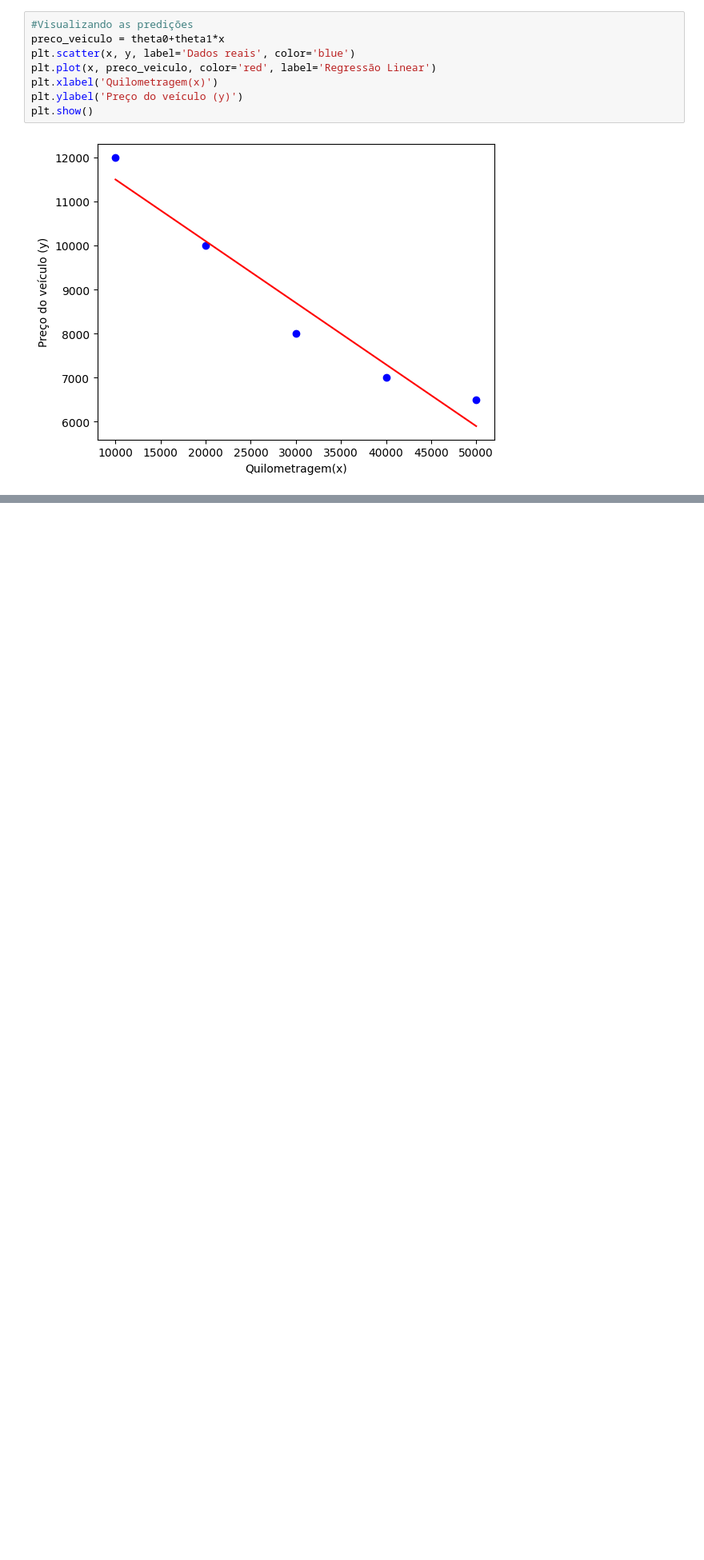
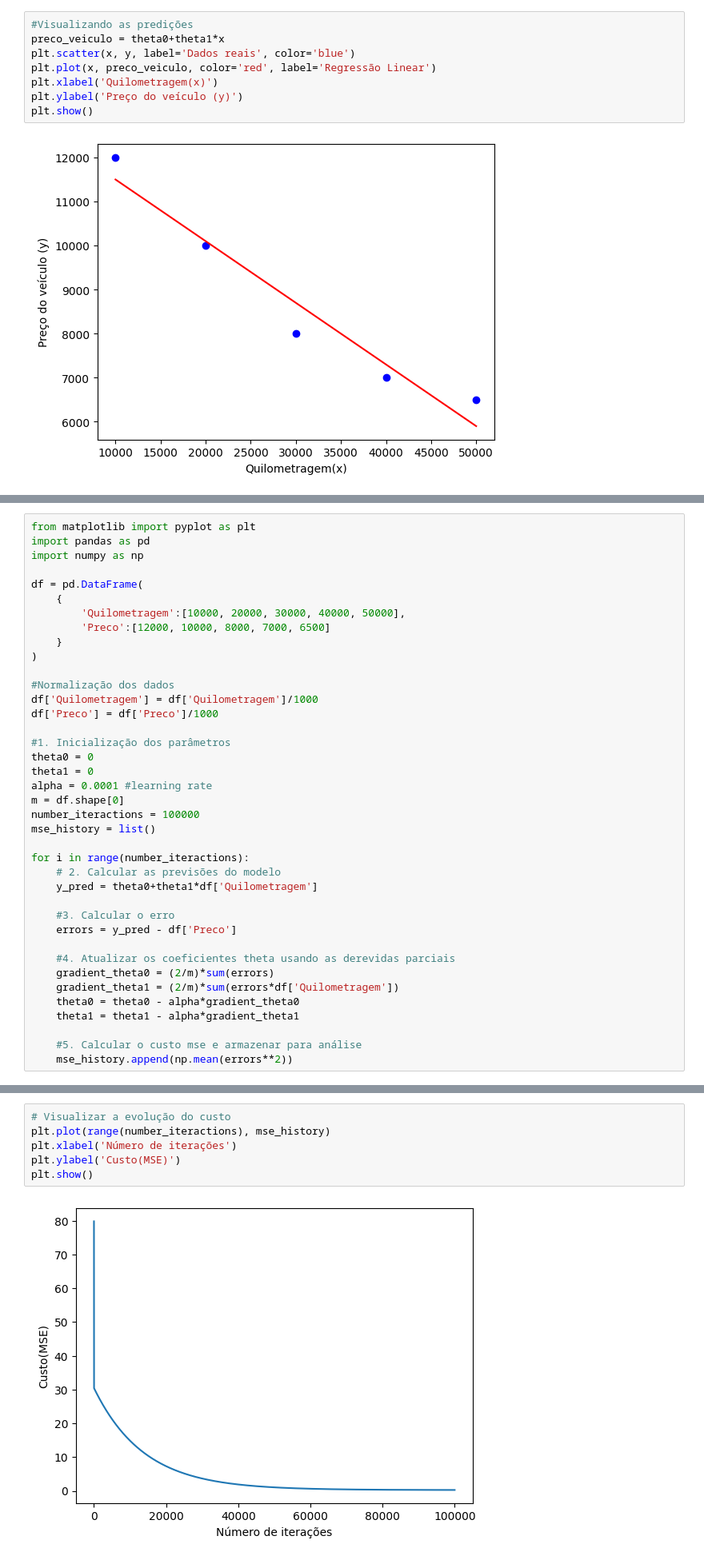
Before and after one commit to rogeriobarbosa07/Machine-Learning-Testes, a Jupyter notebook: Regressao.ipynb, the cells around one changed output, grey strips where cells are left out. Shown: that part at 80% size. Drawn from its saved outputs; the diff is of its cells as text; blank space fills up the shorter version.

Commit message:
Adicionando implementação de regressão linear usando gradiente descendente

```diff
--- a/Regressao.ipynb
+++ b/Regressao.ipynb
@@ -88,0 +91,39 @@ plt.show()
+# %%
+from matplotlib import pyplot as plt
+import pandas as pd
+import numpy as np
+
+df = pd.DataFrame(
+    {
+        'Quilometragem':[10000, 20000, 30000, 40000, 50000],
+        'Preco':[12000, 10000, 8000, 7000, 6500]
+    }
+)
+
+#Normalização dos dados
+df['Quilometragem'] = df['Quilometragem']/1000
+df['Preco'] = df['Preco']/1000
+
+#1. Inicialização dos parâmetros
+theta0 = 0
+theta1 = 0
+alpha = 0.0001 #learning rate
+m = df.shape[0]
+number_iteractions = 100000
+mse_history = list()
+
+for i in range(number_iteractions):
+    # 2. Calcular as previsões do modelo
+    y_pred = theta0+theta1*df['Quilometragem']
+
+    #3. Calcular o erro
+    errors = y_pred - df['Preco']
+
+    #4. Atualizar os coeficientes theta usando as derevidas parciais
+    gradient_theta0 = (2/m)*sum(errors)
+    gradient_theta1 = (2/m)*sum(errors*df['Quilometragem'])
+    theta0 = theta0 - alpha*gradient_theta0
+    theta1 = theta1 - alpha*gradient_theta1
+
+    #5. Calcular o custo mse e armazenar para análise
+    mse_history.append(np.mean(errors**2))
@@ -88,0 +139,8 @@ plt.show()
+# %%
+# Visualizar a evolução do custo
+plt.plot(range(number_iteractions), mse_history)
+plt.xlabel('Número de iterações')
+plt.ylabel('Custo(MSE)')
+plt.show()
+# %% [output]
+[figure, added]
```
Also changed, not shown: parts of 3 cells of this notebook.
